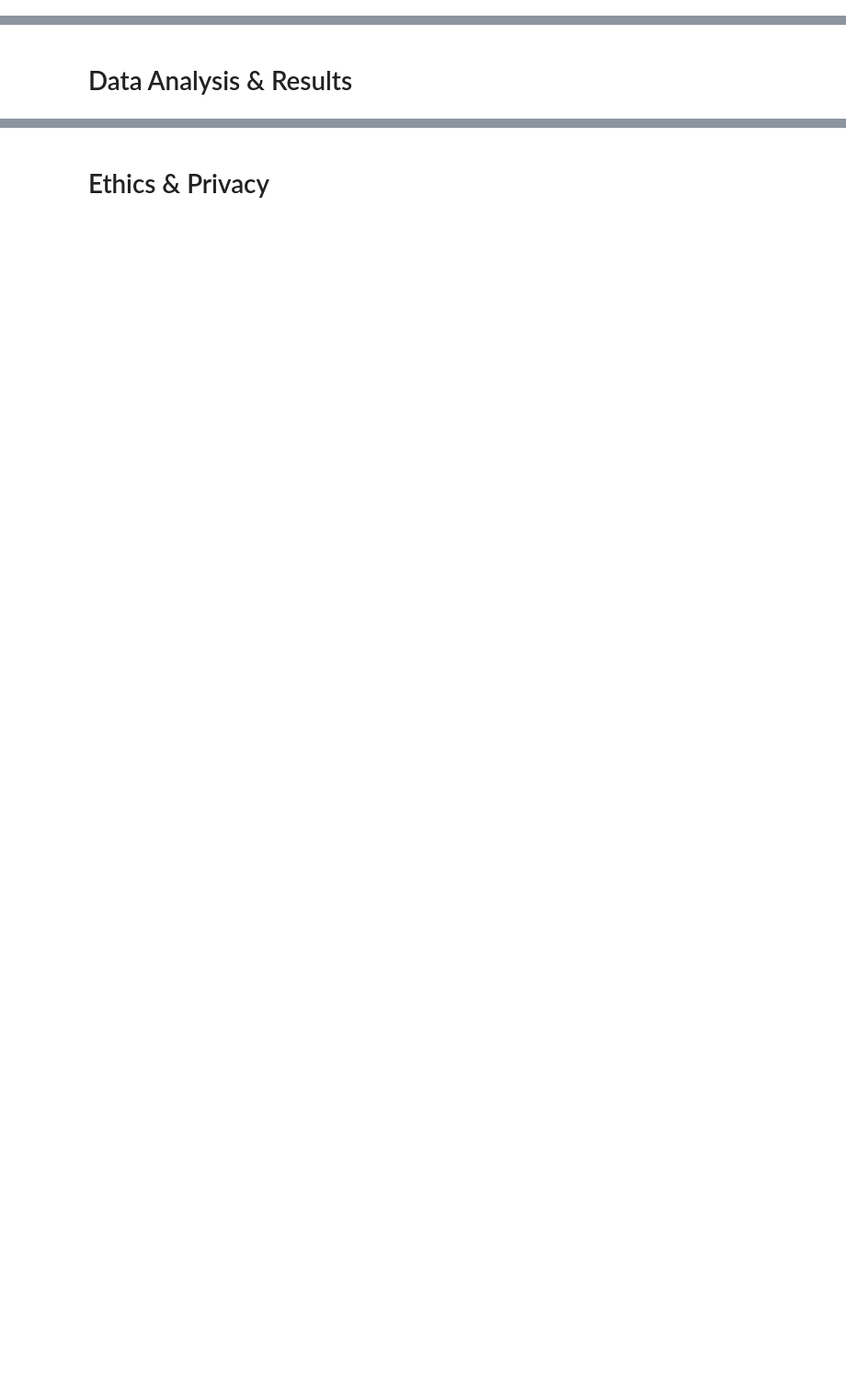
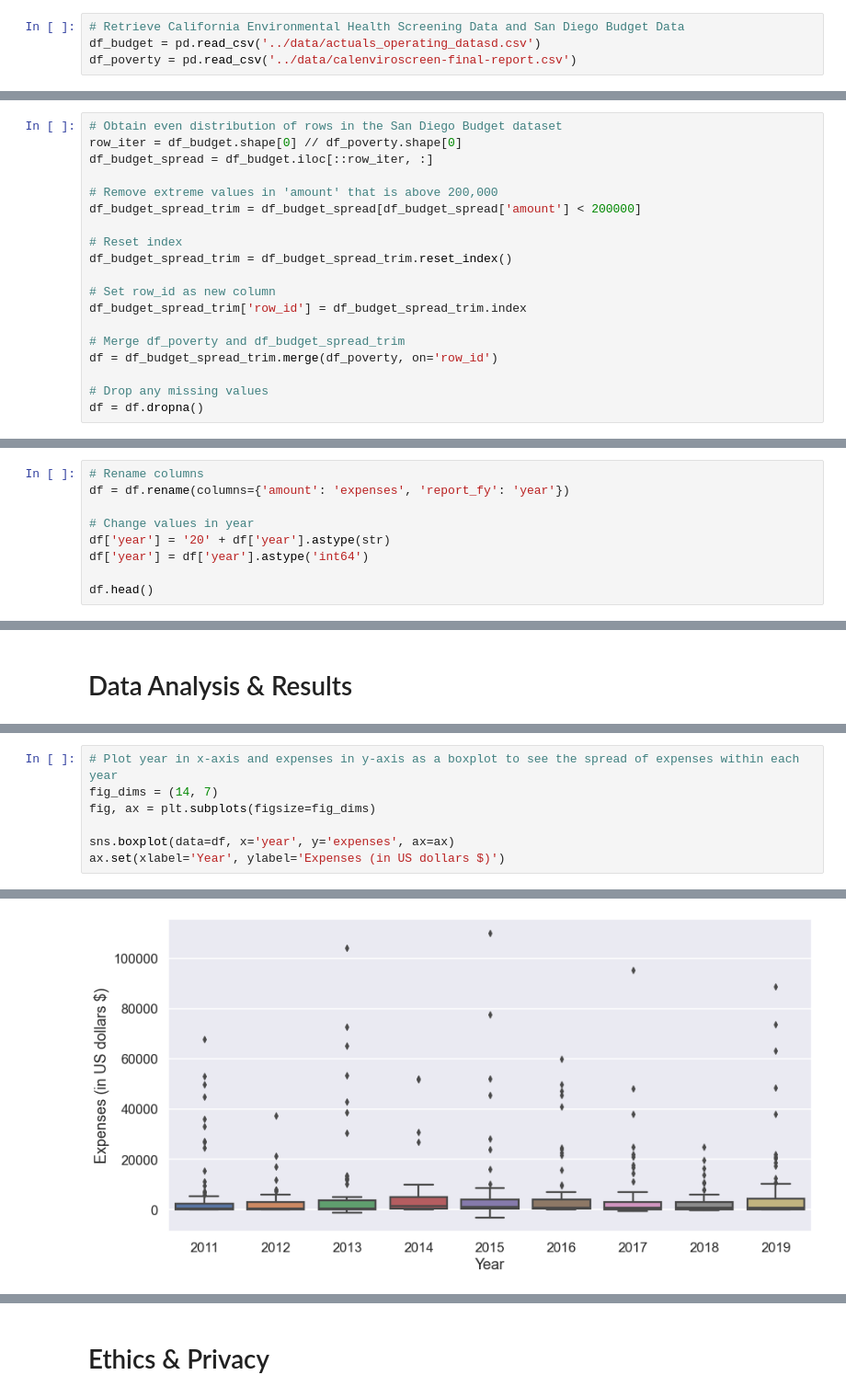
Before and after one commit to michaelbaluja/individual_fa20, a Jupyter notebook: final_project/FinalProject_KevinUSVN.ipynb, the cells around one changed output, grey strips where cells are left out. Shown at 92% size. Cells and saved outputs as stored; diff of their text form; blank space fills up the shorter version.

```diff
--- a/final_project/FinalProject_KevinUSVN.ipynb
+++ b/final_project/FinalProject_KevinUSVN.ipynb
@@ -47,2 +73,6 @@ If you plan to use multiple datasets, add 1-2 sentences about how you plan to co
+# %%
+# Retrieve California Environmental Health Screening Data and San Diego Budget Data
+df_budget = pd.read_csv('../data/actuals_operating_datasd.csv')
+df_poverty = pd.read_csv('../data/calenviroscreen-final-report.csv')
 # %% [markdown]
 # Data Cleaning
@@ -53,0 +160,19 @@ Describe your data cleaning steps here.
+# %%
+# Obtain even distribution of rows in the San Diego Budget dataset
+row_iter = df_budget.shape[0] // df_poverty.shape[0]
+df_budget_spread = df_budget.iloc[::row_iter, :]
+
+# Remove extreme values in 'amount' that is above 200,000
+df_budget_spread_trim = df_budget_spread[df_budget_spread['amount'] < 200000]
+
+# Reset index
+df_budget_spread_trim = df_budget_spread_trim.reset_index()
+
+# Set row_id as new column
+df_budget_spread_trim['row_id'] = df_budget_spread_trim.index
+
+# Merge df_poverty and df_budget_spread_trim
+df = df_budget_spread_trim.merge(df_poverty, on='row_id')
+
+# Drop any missing values
+df = df.dropna()
@@ -53,0 +182,9 @@ Describe your data cleaning steps here.
+# %%
+# Rename columns
+df = df.rename(columns={'amount': 'expenses', 'report_fy': 'year'})
+
+# Change values in year
+df['year'] = '20' + df['year'].astype(str)
+df['year'] = df['year'].astype('int64')
+
+df.head()
@@ -60,0 +222,8 @@ Include cells that describe the steps in your data analysis.
+# %%
+# Plot year in x-axis and expenses in y-axis as a boxplot to see the spread of expenses within each year
+fig_dims = (14, 7)
+fig, ax = plt.subplots(figsize=fig_dims)
+
+sns.boxplot(data=df, x='year', y='expenses', ax=ax)
+ax.set(xlabel='Year', ylabel='Expenses (in US dollars $)')
+# %% [output]
@@ -60,0 +231 @@ Include cells that describe the steps in your data analysis.
+[figure, added]
```
Also changed, not shown: parts of 42 cells of this notebook.
